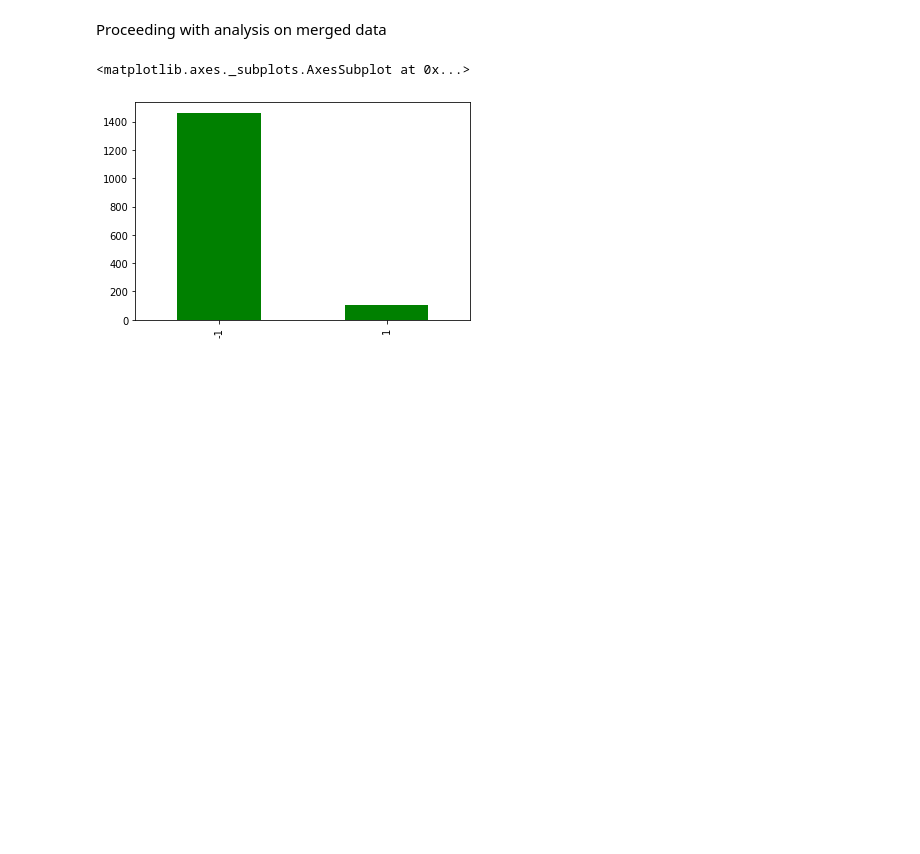
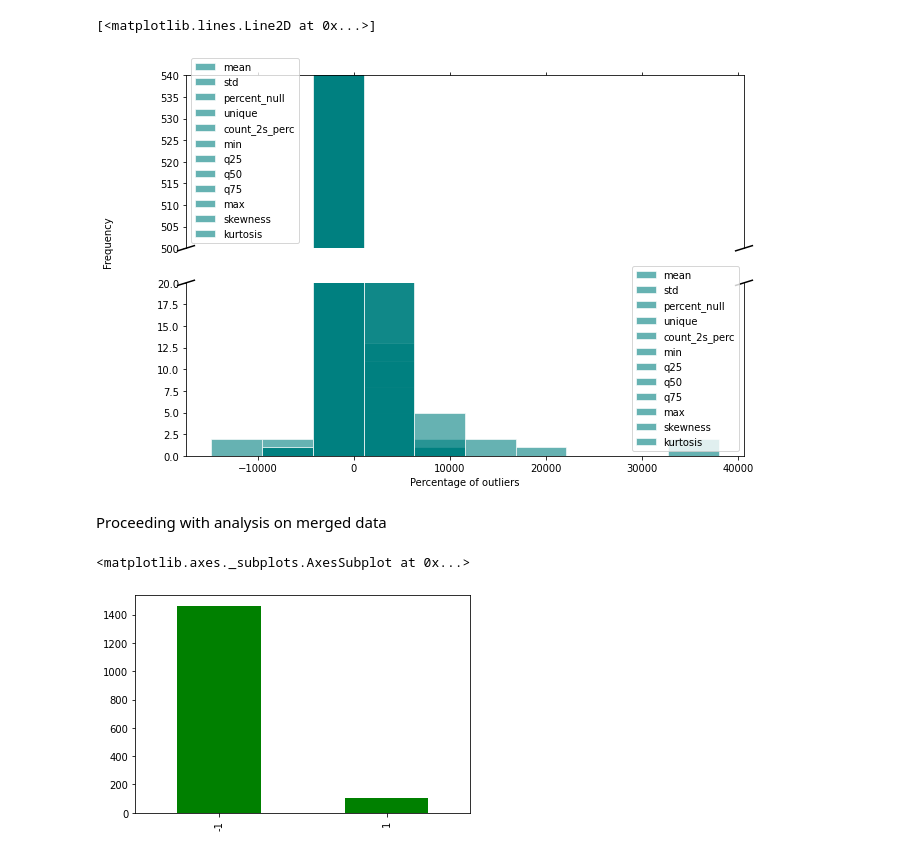
Before and after one commit to hinatanvir/Fault-Detection-SECOM, a Jupyter notebook: EDA.ipynb, the cells around one changed output. Drawn from its saved outputs; the diff is of its cells as text; code cells hidden in the pictures; blank space fills up the shorter version.

```diff
--- a/EDA.ipynb
+++ b/EDA.ipynb
@@ -120,3 +212,37 @@ result1.columns=['mean','std', 'percent_null', 'unique', 'count_3s', 'count_2s',
+# %%
+#with matplotlib
+fig, (ax,ax2)= plt.subplots(2,1,sharex = True,sharey=False,figsize=(10, 7))
+
+result1.plot.hist(x='count_3s_perc', legend=False, ax=ax,facecolor='teal',edgecolor='white',alpha=0.6)
+result1.plot.hist(x='count_3s_perc', legend=False, ax=ax2,facecolor='teal',edgecolor='white',alpha=0.6)
+
+ax.set_ylim(500,540)
+ax2.set_ylim(0,20)
+
+ax.set_ylabel("")
+ax2.set_ylabel("")
+ax2.set_xlabel("Percentage of outliers")
+# then, set a new label on the plot (basically just a piece of text) and move it to where it makes sense (requires trial and error)
+fig.text(0.01, 0.55,"Frequency", va="center", rotation="vertical")
+
+ax.spines['bottom'].set_visible(False)
+ax2.spines['top'].set_visible(False)
+ax.xaxis.tick_top()
+ax.tick_params(labeltop=False)  # don't put tick labels at the top
+ax2.xaxis.tick_bottom()
+
+d = .015  # how big to make the diagonal lines in axes coordinates
+# arguments to pass to plot, just so we don't keep repeating them
+kwargs = dict(transform=ax.transAxes, color='k', clip_on=False)
+ax.plot((-d, +d), (-d, +d), **kwargs)        # top-left diagonal
+ax.plot((1 - d, 1 + d), (-d, +d), **kwargs)  # top-right diagonal
+
+kwargs.update(transform=ax2.transAxes)  # switch to the bottom axes
+ax2.plot((-d, +d), (1 - d, 1 + d), **kwargs)  # bottom-left diagonal
+ax2.plot((1 - d, 1 + d), (1 - d, 1 + d), **kwargs)  # bottom-right diagonal
+# %% [output]
+[<matplotlib.lines.Line2D at 0x...>]
+[figure, added]
 # %% [markdown]
 Proceeding with analysis on merged data
 # %%
```
Also changed, not shown: parts of 22 cells of this notebook.
